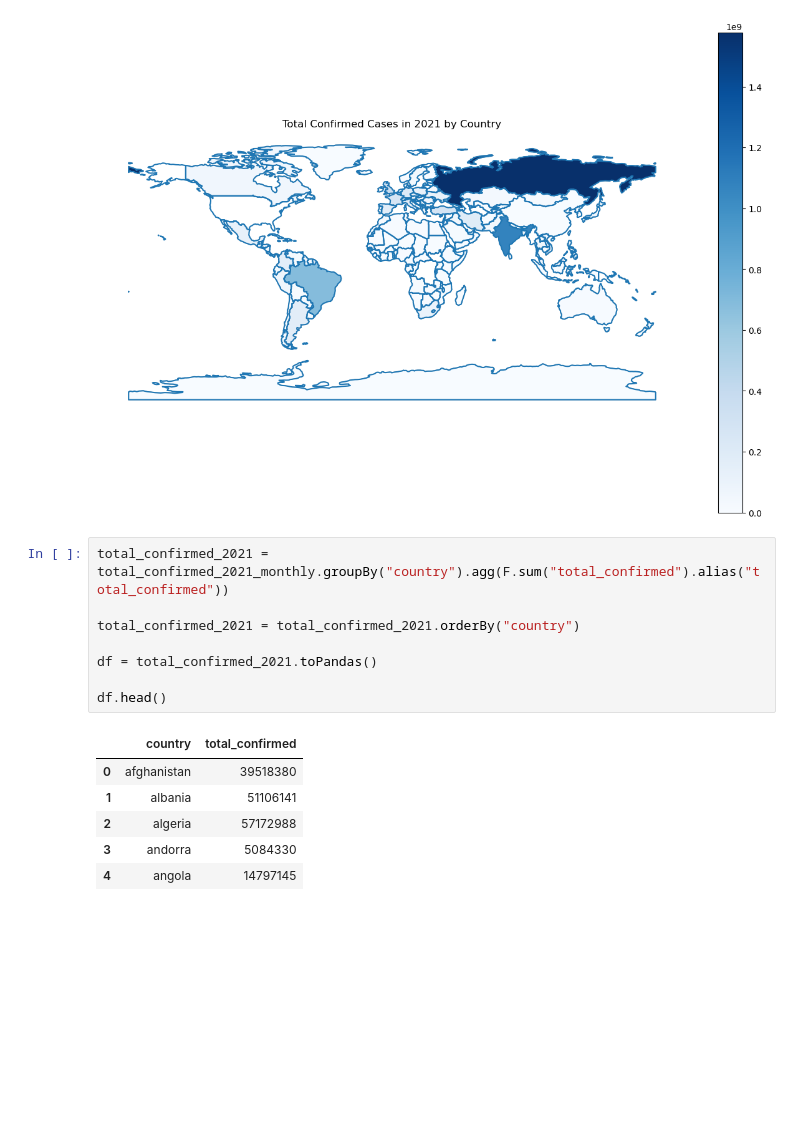
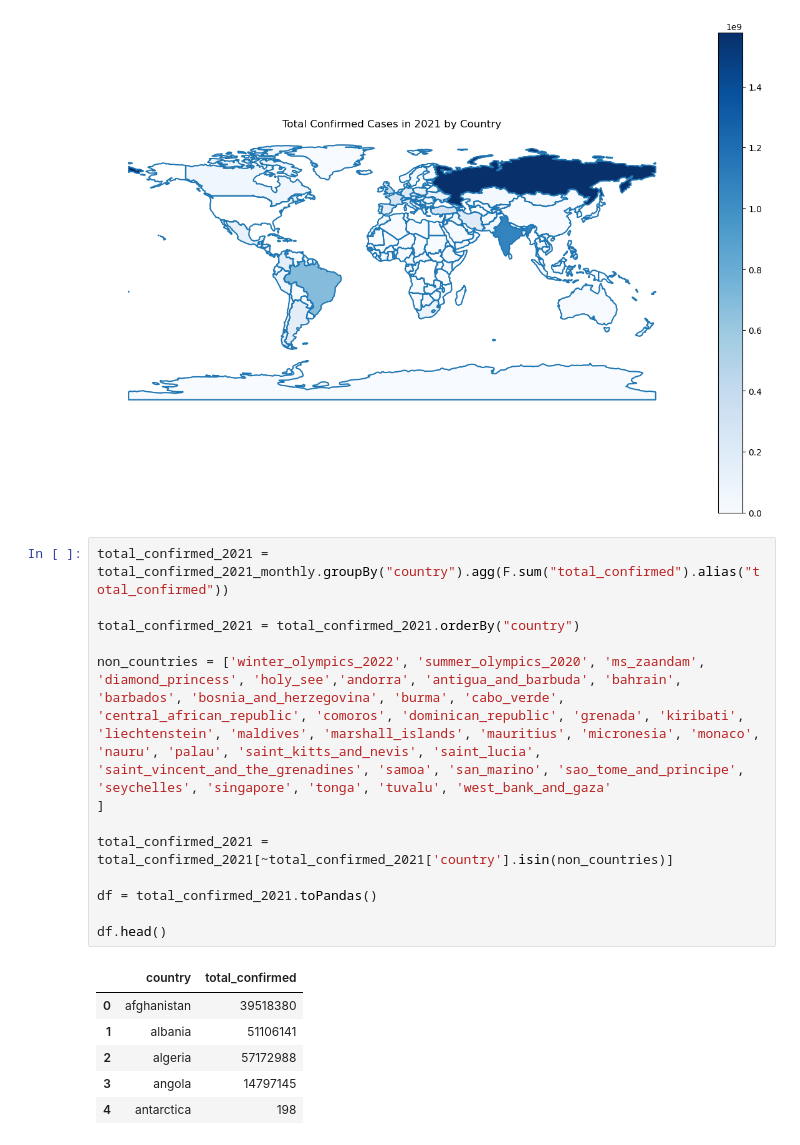
Before and after one commit to ttran15/big_data, a Jupyter notebook: test.ipynb, the cells around one changed output. Saved outputs shown, nothing was run; the diff lists cells and outputs as text; blank space fills up the shorter version.

```diff
--- a/test.ipynb
+++ b/test.ipynb
@@ -185,16 +187,21 @@ plt.show()
 # %%
 total_confirmed_2021 = total_confirmed_2021_monthly.groupBy("country").agg(F.sum("total_confirmed").alias("total_confirmed"))
 
 total_confirmed_2021 = total_confirmed_2021.orderBy("country")
 
+non_countries = ['winter_olympics_2022', 'summer_olympics_2020', 'ms_zaandam', 'diamond_princess', 'holy_see','andorra', 'antigua_and_barbuda', 'bahrain', 'barbados', 'bosnia_and_herzegovina', 'burma', 'cabo_verde', 'central_african_republic', 'comoros', 'dominican_republic', 'grenada', 'kiribati', 'liechtenstein', 'maldives', 'marshall_islands', 'mauritius', 'micronesia', 'monaco', 'nauru', 'palau', 'saint_kitts_and_nevis', 'saint_lucia', 'saint_vincent_and_the_grenadines', 'samoa', 'san_marino', 'sao_tome_and_principe', 'seychelles', 'singapore', 'tonga', 'tuvalu', 'west_bank_and_gaza'
+]
+
+total_confirmed_2021 = total_confirmed_2021[~total_confirmed_2021['country'].isin(non_countries)]
+
 df = total_confirmed_2021.toPandas()
 
 df.head()
 # %% [output]
 |  | country | total_confirmed |
 | 0 | afghanistan | 39518380 |
 | 1 | albania | 51106141 |
 | 2 | algeria | 57172988 |
-| 3 | andorra | 5084330 |
-| 4 | angola | 14797145 |
+| 3 | angola | 14797145 |
+| 4 | antarctica | 198 |
 # %%
```
Also changed, not shown: parts of 8 cells of this notebook.
